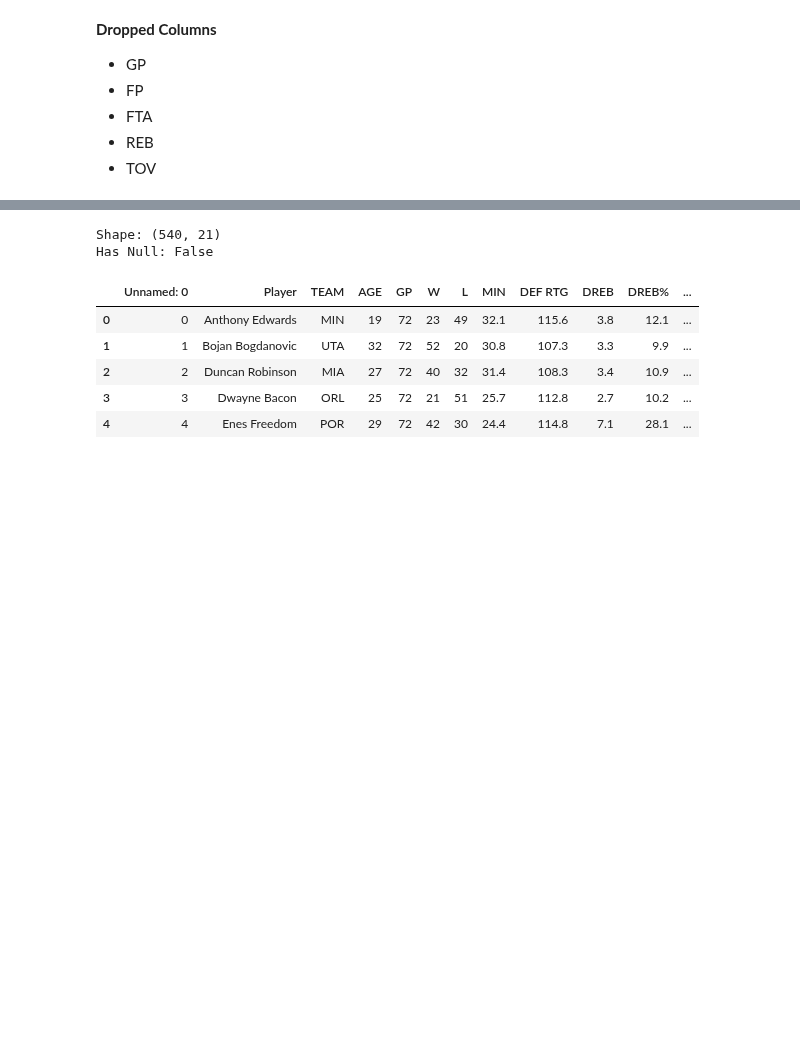
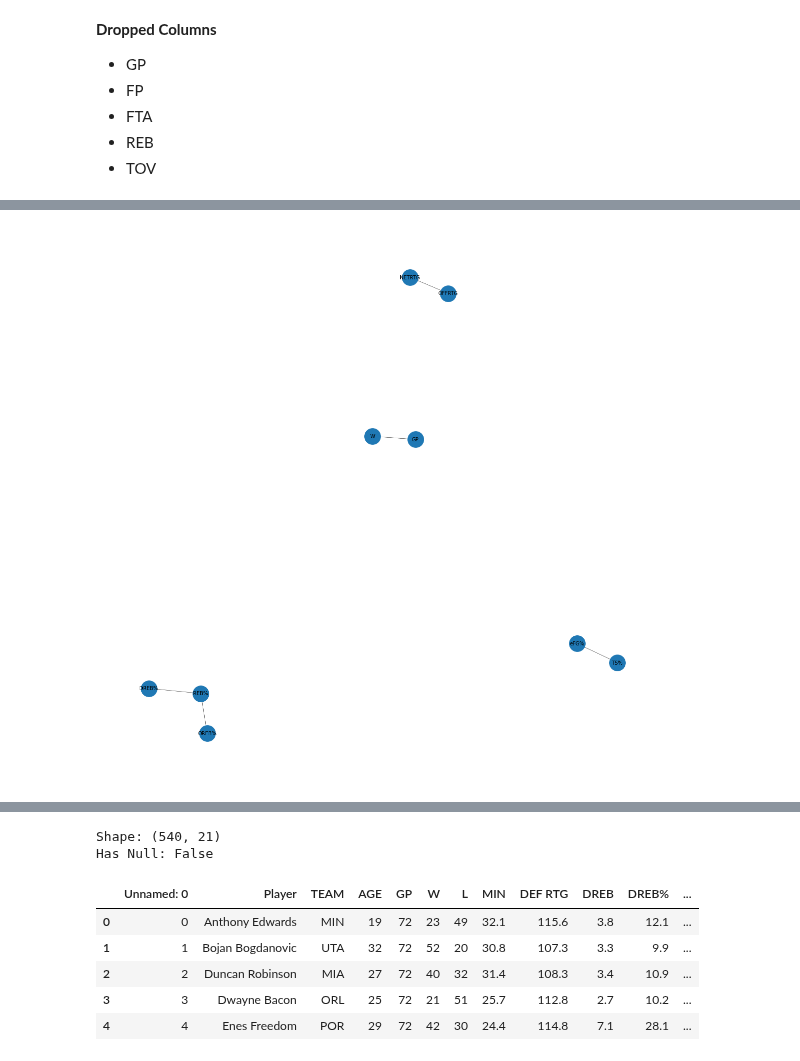
Before and after one commit to CSA100/nba-dsai, a Jupyter notebook: FeatureSelection.ipynb, the cells around one changed output, grey strips where cells are left out. Saved outputs shown, nothing was run; the diff lists cells and outputs as text; code cells hidden in the pictures; blank space fills up the shorter version.

```diff
--- a/FeatureSelection.ipynb
+++ b/FeatureSelection.ipynb
@@ -151,0 +184,4 @@ Has Null: False
+# %%
+highCorrGraph(advancedData)
+# %% [output]
+[figure, added]
```
Also changed, not shown: parts of 22 cells of this notebook.
